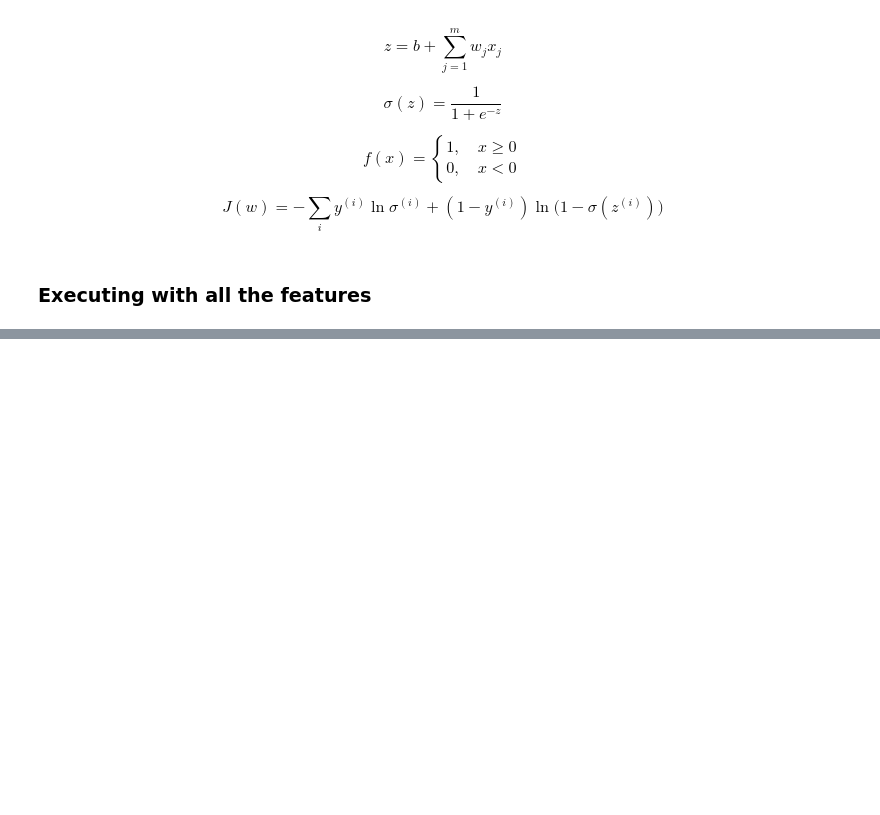
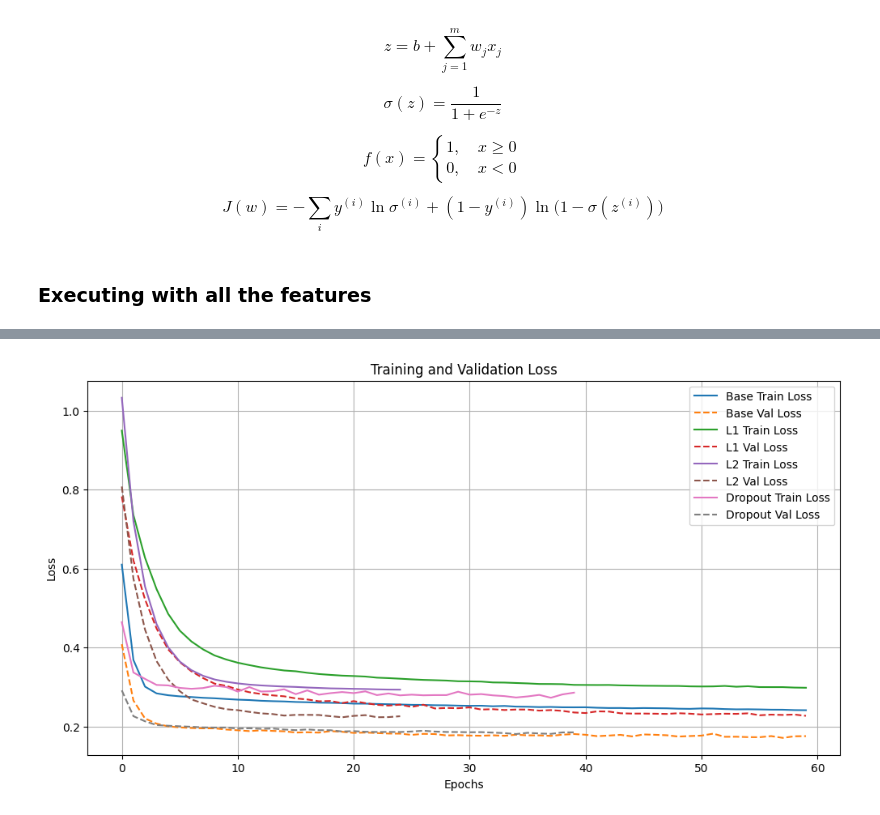
Before and after one commit to AndreyPerunov/Personality-Prediction, a Jupyter notebook: PersonalityPrediction.ipynb, the cells around one changed output, grey strips where cells are left out. Saved outputs shown, nothing was run; the diff lists cells and outputs as text; code cells hidden in the pictures; blank space fills up the shorter version.

```diff
--- a/PersonalityPrediction.ipynb
+++ b/PersonalityPrediction.ipynb
@@ -260,0 +389,96 @@ Bias: -14.912967634522296
+# %%
+observations = df.iloc[:, :-1].values
+true_target_values = df.iloc[:, -1].values
+
+X_train, X_test, y_train, y_test = train_test_split(observations,
+                                                    true_target_values,
+                                                    test_size=0.2,
+                                                    random_state=81049)
+
+callback = tf.keras.callbacks.EarlyStopping(
+  monitor='val_loss',
+  patience=5,
+  restore_best_weights=True
+)
+
+model = tf.keras.Sequential([
+  tf.keras.Input(shape=(X_train.shape[1],)),
+  tf.keras.layers.Dense(40, activation='relu'),
+  tf.keras.layers.Dense(1, activation='sigmoid')
+])
+
+model_l1 = tf.keras.Sequential([
+  tf.keras.Input(shape=(X_train.shape[1],)),
+  tf.keras.layers.Dense(40, activation='relu',
+                        kernel_regularizer=tf.keras.regularizers.l1(0.01)),
+  tf.keras.layers.Dense(1, activation='sigmoid')
+])
+
+model_l2 = tf.keras.Sequential([
+  tf.keras.Input(shape=(X_train.shape[1],)),
+  tf.keras.layers.Dense(40, activation='relu',
+                        kernel_regularizer=tf.keras.regularizers.l2(0.05)),
+  tf.keras.layers.Dense(1, activation='sigmoid')
+])
+
+model_dropout = tf.keras.Sequential([
+  tf.keras.Input(shape=(X_train.shape[1],)),
+  tf.keras.layers.Dense(40, activation='relu'),
+  tf.keras.layers.Dropout(0.5),
+  tf.keras.layers.Dense(1, activation='sigmoid')
+])
+
+model.compile(optimizer='adam',
+              loss='binary_crossentropy',
+              metrics=['accuracy'])
+
+model_l1.compile(optimizer='adam',
+              loss='binary_crossentropy',
+              metrics=['accuracy'])
+
+model_l2.compile(optimizer='adam',
+              loss='binary_crossentropy',
+              metrics=['accuracy'])
+
+model_dropout.compile(optimizer='adam',
+              loss='binary_crossentropy',
+              metrics=['accuracy'])
+
+history = model.fit(X_train, y_train, epochs=60, batch_size=32, validation_split=0.2, verbose=0, callbacks=[callback])
+
+history_l1 = model_l1.fit(X_train, y_train, epochs=60, batch_size=32, validation_split=0.2, verbose=0, callbacks=[callback])
+
+history_l2 = model_l2.fit(X_train, y_train, epochs=60, batch_size=32, validation_split=0.2, verbose=0, callbacks=[callback])
+
+history_dropout = model_dropout.fit(X_train, y_train, epochs=60, batch_size=32, validation_split=0.2, verbose=0, callbacks=[callback])
+
+def unit_step_function(z):
+  return np.where(z >= 0.5, 1, 0)
+
+y_pred = unit_step_function(model.predict(X_test))
+y_pred_l1 = unit_step_function(model_l1.predict(X_test))
+y_pred_l2 = unit_step_function(model_l2.predict(X_test))
+y_pred_dropout = unit_step_function(model_dropout.predict(X_test))
+
+print("Classification Report (test): ", classification_report(y_test, y_pred))
+print("Classification Report L1 (test): ", classification_report(y_test, y_pred_l1))
+print("Classification Report L2 (test): ", classification_report(y_test, y_pred_l2))
+print("Classification Report Dropout (test): ", classification_report(y_test, y_pred_dropout))
+
+def plot_history(histories, labels):
+  plt.figure(figsize=(12, 6))
+  for history, label in zip(histories, labels):
+    plt.plot(history.history['loss'], label=f'{label} Train Loss')
+    plt.plot(history.history['val_loss'], linestyle='--', label=f'{label} Val Loss')
+  plt.xlabel('Epochs')
+  plt.ylabel('Loss')
+  plt.legend()
+  plt.grid(True)
+  plt.title('Training and Validation Loss')
+  plt.show()
+
+plot_history(
+  [history, history_l1, history_l2, history_dropout],
+  ['Base', 'L1', 'L2', 'Dropout']
+)
+# %% [output]
@@ -260,0 +502 @@ Bias: -14.912967634522296
+[figure, added]
```
Also changed, not shown: parts of 15 cells of this notebook.
